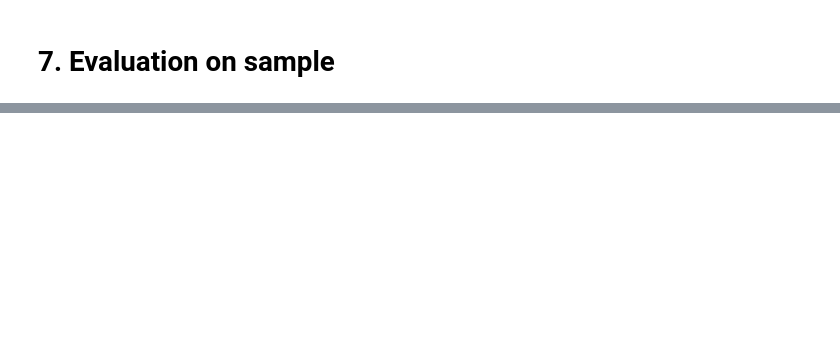
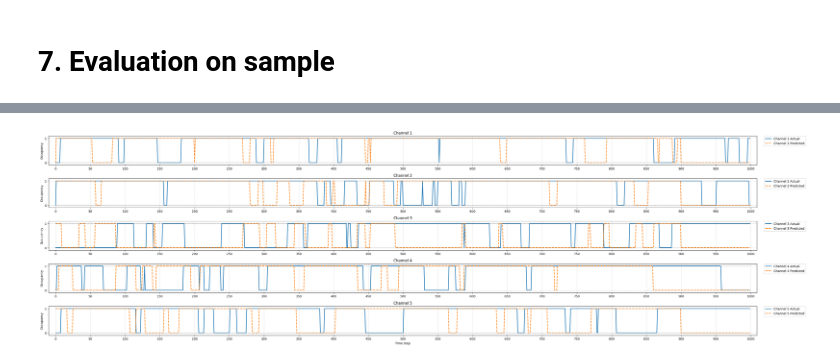
Before and after one commit to kd-kdev/CognitiveRadio-LSTM, a Jupyter notebook: LSTM_model.ipynb, the cells around one changed output, grey strips where cells are left out. Saved outputs shown, nothing was run; the diff lists cells and outputs as text; code cells hidden in the pictures; blank space fills up the shorter version.

```diff
--- a/LSTM_model.ipynb
+++ b/LSTM_model.ipynb
@@ -266,0 +373,39 @@ total: 8950
+# %%
+# Stitches together the 891x10x5 predictions into a 1000-step long prediction signal for each channel
+# usable timeline
+
+# Wider graph with more detail
+num_channels = X_raw.shape[0]
+fig, axes = plt.subplots(num_channels, 1, figsize=(35, 2*num_channels), sharex=False)
+
+for i in range(num_channels):
+    ax = axes[i]
+
+    # Solid line for actual
+    ax.plot(X_raw[i], label=f"Channel {i+1} Actual", linewidth=2)
+
+    # Dashed line for predicted
+    ax.plot(pred_full[i], '--', label=f"Channel {i+1} Predicted", linewidth=2)
+
+    ax.set_ylabel("Occupancy")
+    ax.set_ylim(-0.1, 1.1)
+    ax.set_yticks([0, 1])
+    ax.set_title(f"Channel {i+1}")
+
+    # Horizontal 0/1 guide lines
+    ax.hlines([0, 1], xmin=0, xmax=X_raw.shape[1]-1, colors='gray', linestyles='dashed', linewidth=0.8)
+
+    # Vertical guidelines
+    ax.set_xticks(np.arange(0, X_raw.shape[1]+1, 50))
+    ax.grid(True, which='both', axis='both', linestyle='--', linewidth=0.5)
+
+    ax.legend(loc='upper left', bbox_to_anchor=(1.01, 1), borderaxespad=0)
+
+    # Remove horizontal padding
+    ax.margins(x=0.01)
+
+axes[-1].set_xlabel("Time step")
+plt.tight_layout()
+plt.show()
+# %% [output]
+[figure, added]
```
Also changed, not shown: parts of 18 cells of this notebook.
